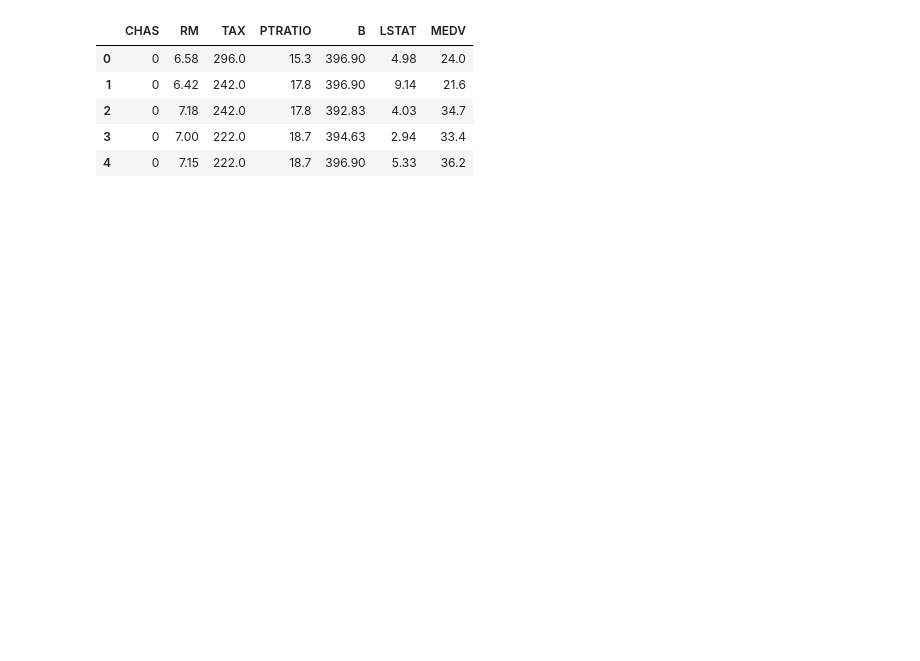
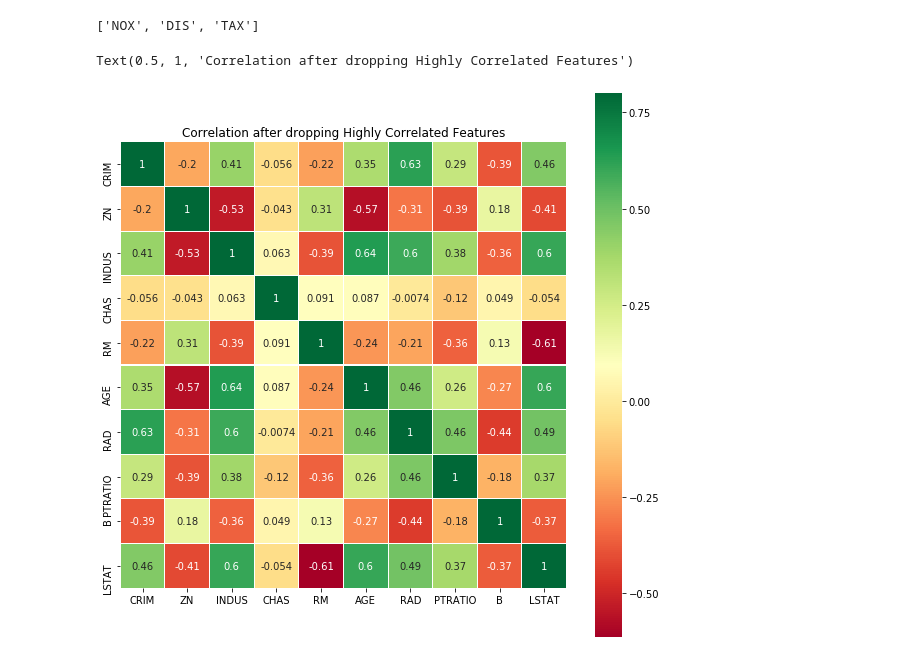
Before and after one commit to jstevenr/housing-price-regression, a Jupyter notebook: Boston_Housing.ipynb, the cells around one changed output. Drawn from its saved outputs; the diff is of its cells as text; code cells hidden in the pictures; blank space fills up the shorter version.

```diff
--- a/Boston_Housing.ipynb
+++ b/Boston_Housing.ipynb
@@ -53,16 +63,27 @@ Text(0.5, 1, 'Correlation between Features')
-# %%
-names = ['CRIM', 'ZN', 'INDUS', 'CHAS', 'NOX', 'RM', 'AGE', 'DIS', 'RAD', 'TAX', 'PTRATIO', 'B', 'LSTAT', 'MEDV']
-df = pd.read_csv('housing.csv', delim_whitespace = True, names = names)
-# drop certain features
-y = df['MEDV'] # the response variable
-df = df.drop(['ZN', 'DIS', 'CRIM', 'INDUS', 'NOX', 'AGE', 'RAD'], axis = 1)
-X = df.drop('MEDV', axis = 1) # the features
-df.head()
-# %% [output]
-|  | CHAS | RM | TAX | PTRATIO | B | LSTAT | MEDV |
-| 0 | 0 | 6.58 | 296.0 | 15.3 | 396.90 | 4.98 | 24.0 |
-| 1 | 0 | 6.42 | 242.0 | 17.8 | 396.90 | 9.14 | 21.6 |
-| 2 | 0 | 7.18 | 242.0 | 17.8 | 392.83 | 4.03 | 34.7 |
-| 3 | 0 | 7.00 | 222.0 | 18.7 | 394.63 | 2.94 | 33.4 |
-| 4 | 0 | 7.15 | 222.0 | 18.7 | 396.90 | 5.33 | 36.2 |
+# %%
+X = df.drop('MEDV', axis = 1)
+# drop features that are highly correlated with other features
+# matrix of absolute values of correlation
+corr_matrix = X.corr().abs()
+
+# Select upper triangle of correlation matrix
+upper = corr_matrix.where(np.triu(np.ones(corr_matrix.shape), k=1).astype(np.bool))
+
+# Find index of feature columns with correlation greater than 0.95
+to_drop = [column for column in upper.columns if any(upper[column] > 0.75)]
+print(to_drop)
+# %% [output]
+['NOX', 'DIS', 'TAX']
+# %%
+X = df.drop('MEDV', axis = 1)
+# Dropping the variables
+X.drop(X[to_drop], axis = 1, inplace = True)
+# Correlation Matrix after dropping the variables
+corr = X.corr()
+plt.figure(figsize = (10,10))
+sns.heatmap(corr, vmax = .8, linewidths = 0.01, square = True, annot = True, cmap = 'RdYlGn', linecolor = 'white')
+plt.title('Correlation after dropping Highly Correlated Features')
+# %% [output]
+Text(0.5, 1, 'Correlation after dropping Highly Correlated Features')
+[figure, added]
 # %%
```
Also changed, not shown: parts of 26 cells of this notebook.
